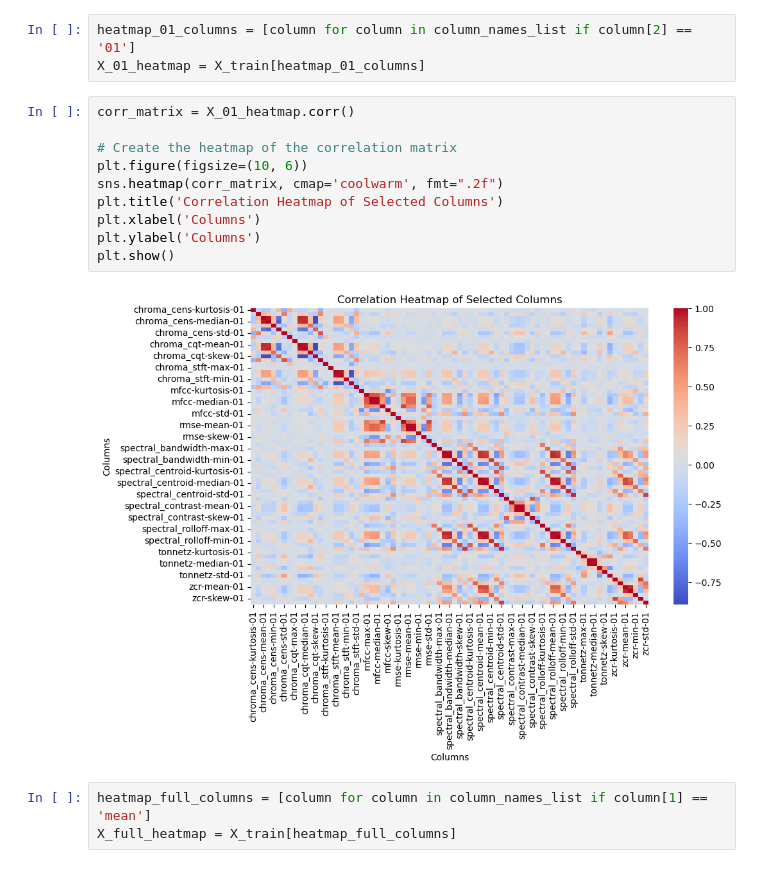
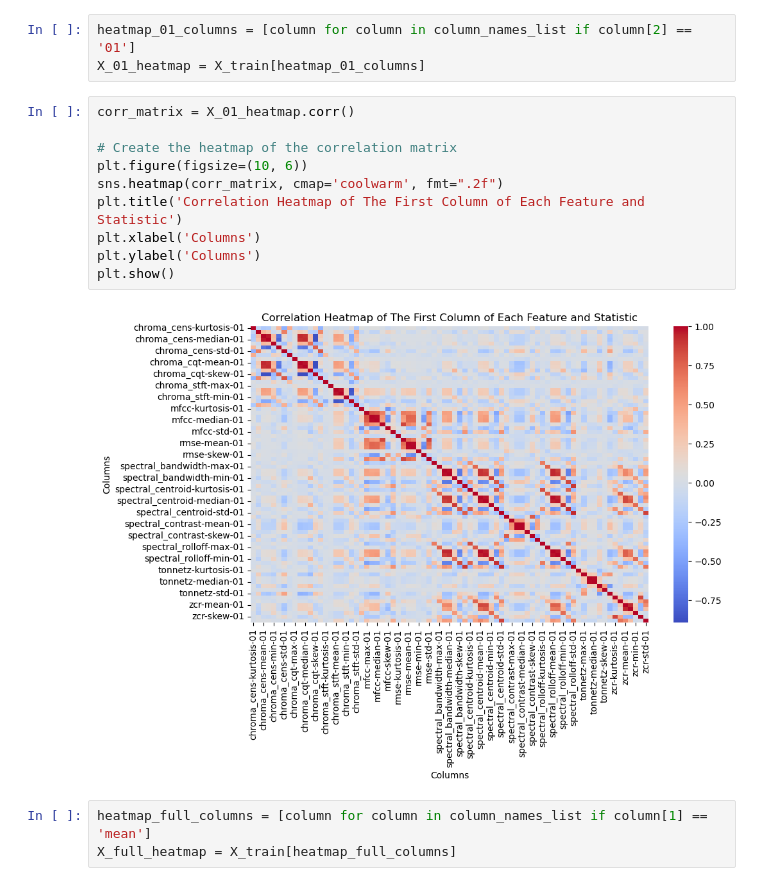
Before and after one commit to haochu-liu/SML_practical, a Jupyter notebook: heatmap.ipynb, the cells around one changed output. Cells and saved outputs as stored; diff of their text form.

Commit message:
rename heatmaps

```diff
--- a/heatmap.ipynb
+++ b/heatmap.ipynb
@@ -103,15 +103,15 @@ X_01_heatmap = X_train[heatmap_01_columns]
 # %%
 corr_matrix = X_01_heatmap.corr()
 
 # Create the heatmap of the correlation matrix
 plt.figure(figsize=(10, 6))
 sns.heatmap(corr_matrix, cmap='coolwarm', fmt=".2f")
-plt.title('Correlation Heatmap of Selected Columns')
+plt.title('Correlation Heatmap of The First Column of Each Feature and Statistic')
 plt.xlabel('Columns')
 plt.ylabel('Columns')
 plt.show()
 # %% [output]
-[figure, old version]
+[figure, new version]
 # %%
 heatmap_full_columns = [column for column in column_names_list if column[1] == 'mean']
 X_full_heatmap = X_train[heatmap_full_columns]
```
Also changed, not shown: parts of 1 cell of this notebook.
